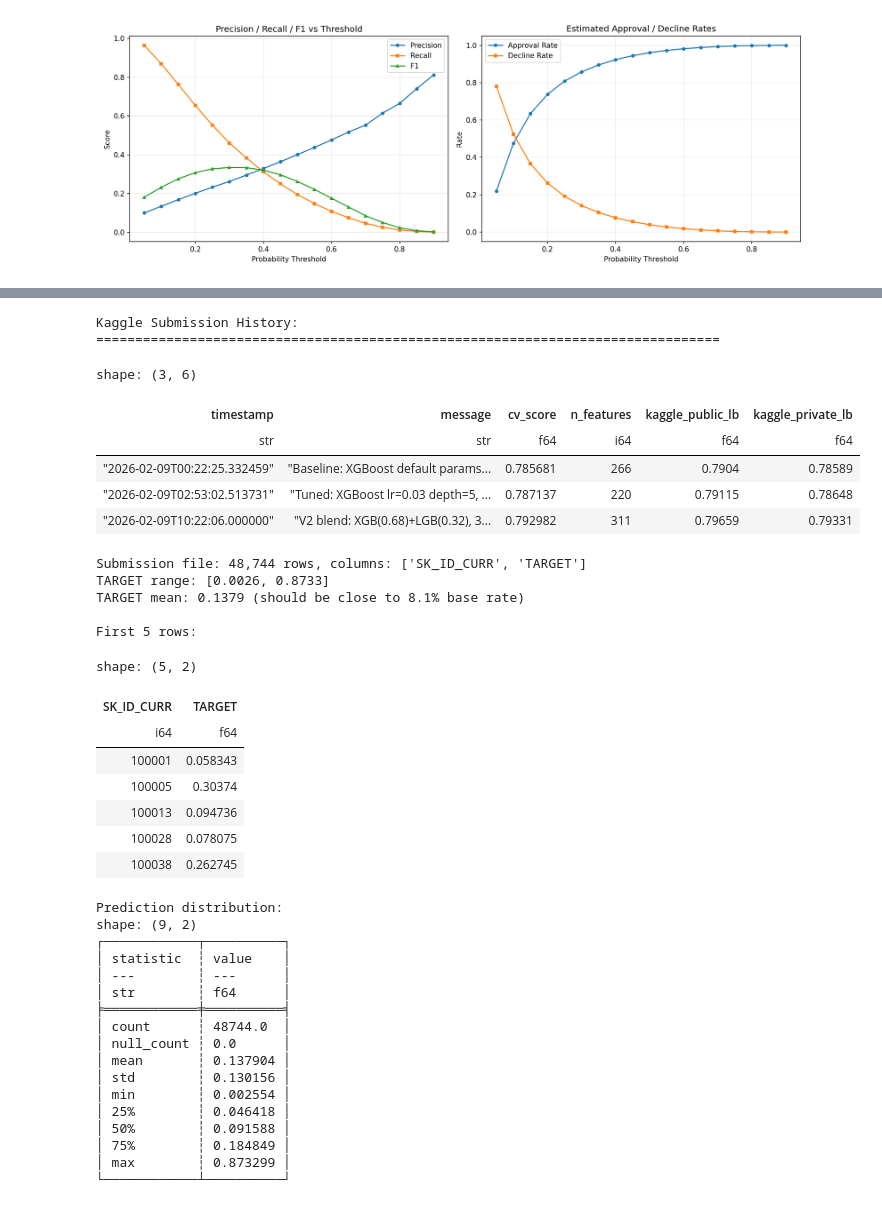
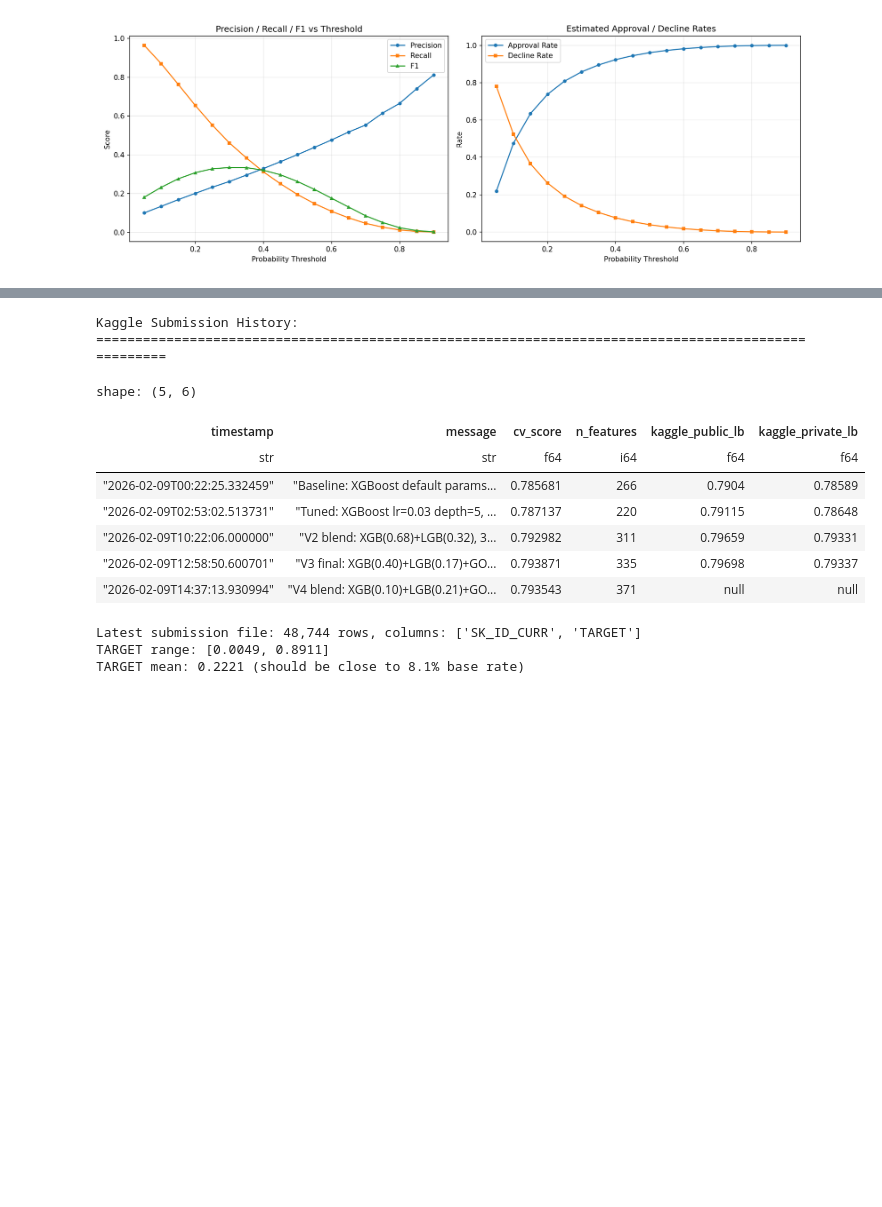
Before and after one commit to thwhitfield/kaggle_home_credit_default_risk, a Jupyter notebook: walkthrough.ipynb, the cells around one changed output, grey strips where cells are left out. Cells and saved outputs as stored; diff of their text form; code cells hidden in the pictures; blank space fills up the shorter version.

```diff
--- a/walkthrough.ipynb
+++ b/walkthrough.ipynb
@@ -867,59 +1025,29 @@ For each submission, we:
 # %%
-# Show submission log
+# Show submission log — all Kaggle submissions and their scores
 sub_log = pl.read_csv(OUTPUT_DIR / "submission_log.csv")
 print("Kaggle Submission History:")
-print("=" * 80)
+print("=" * 100)
 display(sub_log)
 
 # Show the submission file format
 submission = pl.read_csv(OUTPUT_DIR / "submission.csv")
-print(f"\nSubmission file: {submission.shape[0]:,} rows, columns: {submission.columns}")
+print(f"\nLatest submission file: {submission.shape[0]:,} rows, columns: {submission.columns}")
 print(f"TARGET range: [{submission['TARGET'].min():.4f}, {submission['TARGET'].max():.4f}]")
 print(f"TARGET mean: {submission['TARGET'].mean():.4f} (should be close to 8.1% base rate)")
-print(f"\nFirst 5 rows:")
-display(submission.head(5))
-
-print("\nPrediction distribution:")
-print(submission["TARGET"].describe())
 # %% [output]
 Kaggle Submission History:
-================================================================================
+====================================================================================================
-shape: (3, 6)
+shape: (5, 6)
 | timestamp | message | cv_score | n_features | kaggle_public_lb | kaggle_private_lb |
 | str | str | f64 | i64 | f64 | f64 |
 | "2026-02-09T00:22:25.332459" | "Baseline: XGBoost default params... | 0.785681 | 266 | 0.7904 | 0.78589 |
 | "2026-02-09T02:53:02.513731" | "Tuned: XGBoost lr=0.03 depth=5, ... | 0.787137 | 220 | 0.79115 | 0.78648 |
 | "2026-02-09T10:22:06.000000" | "V2 blend: XGB(0.68)+LGB(0.32), 3... | 0.792982 | 311 | 0.79659 | 0.79331 |
+| "2026-02-09T12:58:50.600701" | "V3 final: XGB(0.40)+LGB(0.17)+GO... | 0.793871 | 335 | 0.79698 | 0.79337 |
+| "2026-02-09T14:37:13.930994" | "V4 blend: XGB(0.10)+LGB(0.21)+GO... | 0.793543 | 371 | null | null |
-Submission file: 48,744 rows, columns: ['SK_ID_CURR', 'TARGET']
-TARGET range: [0.0026, 0.8733]
-TARGET mean: 0.1379 (should be close to 8.1% base rate)
-
-First 5 rows:
+Latest submission file: 48,744 rows, columns: ['SK_ID_CURR', 'TARGET']
+TARGET range: [0.0049, 0.8911]
+TARGET mean: 0.2221 (should be close to 8.1% base rate)
-shape: (5, 2)
-| SK_ID_CURR | TARGET |
-| i64 | f64 |
-| 100001 | 0.058343 |
-| 100005 | 0.30374 |
-| 100013 | 0.094736 |
-| 100028 | 0.078075 |
-| 100038 | 0.262745 |
-Prediction distribution:
-shape: (9, 2)
-┌────────────┬──────────┐
-│ statistic  ┆ value    │
-│ ---        ┆ ---      │
-│ str        ┆ f64      │
-╞════════════╪══════════╡
-│ count      ┆ 48744.0  │
-│ null_count ┆ 0.0      │
-│ mean       ┆ 0.137904 │
-│ std        ┆ 0.130156 │
-│ min        ┆ 0.002554 │
-│ 25%        ┆ 0.046418 │
-│ 50%        ┆ 0.091588 │
-│ 75%        ┆ 0.184849 │
-│ max        ┆ 0.873299 │
-└────────────┴──────────┘
 # %% [markdown]
 ### CV Score vs Kaggle Leaderboard
 
```
Also changed, not shown: parts of 14 cells of this notebook.
